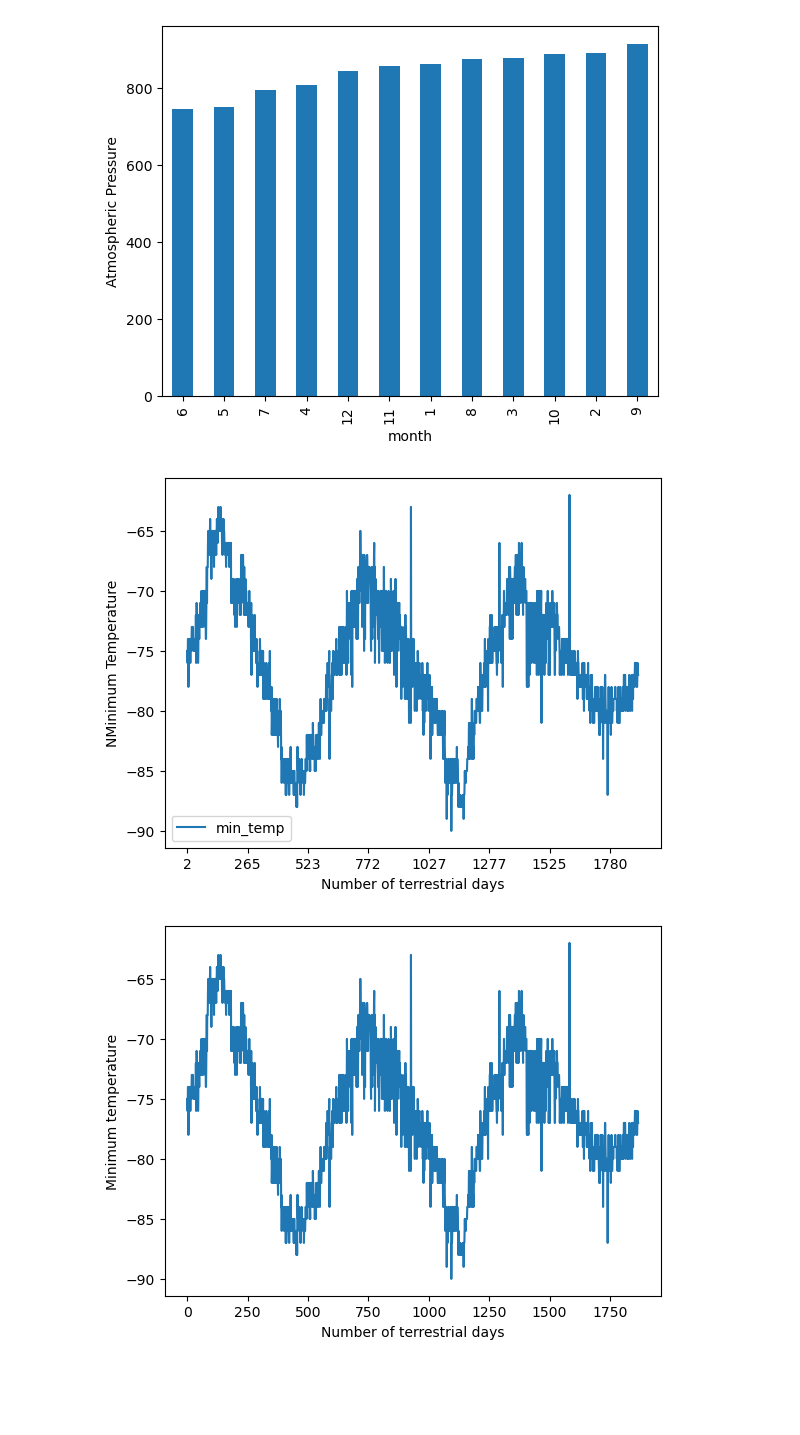
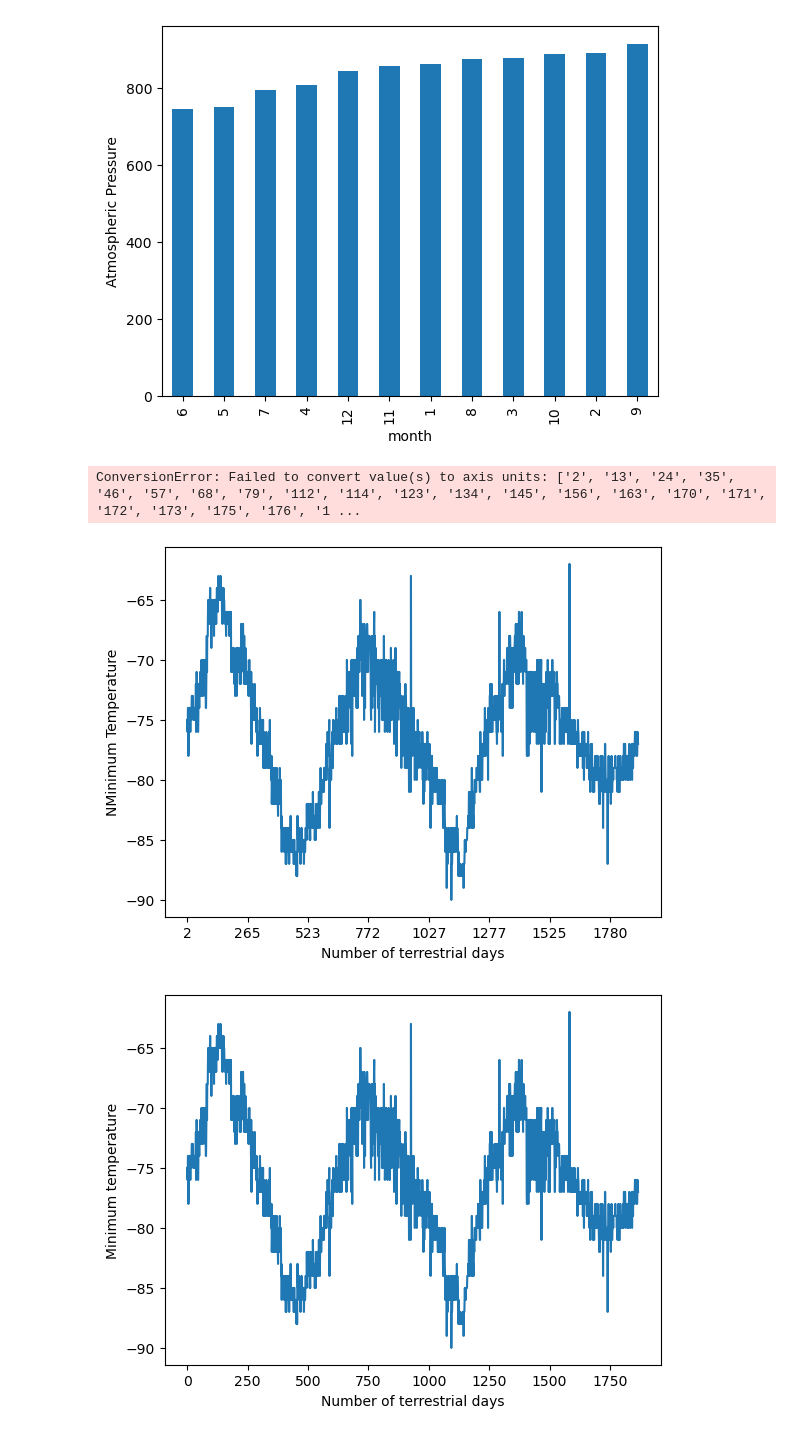
Before and after one commit to ddaniel2024/Module-10-Data-Collection, a Jupyter notebook: part_2_mars_weather_main.ipynb, the cells around one changed output. Drawn from its saved outputs; the diff is of its cells as text; code cells hidden in the pictures; blank space fills up the shorter version.

Commit message:
working on changing x tick locations

```diff
--- a/part_2_mars_weather_main.ipynb
+++ b/part_2_mars_weather_main.ipynb
@@ -264,12 +264,19 @@ plt.show()
 # %% [output]
 [figure]
 # %%
-days_chart = mars_df.plot(x="id", y ="min_temp")
+days_chart = mars_df.plot(x="id", y ="min_temp", legend=False)
 plt.xlabel("Number of terrestrial days")
 plt.ylabel("NMinimum Temperature")
+
+import numpy as np
+tick_locations = np.arange(0,1780, 250)
+x_axis = [
+print(tick_locations)
+
 plt.show()
 # %% [output]
+ConversionError: Failed to convert value(s) to axis units: ['2', '13', '24', '35', '46', '57', '68', '79', '112', '114', '123', '134', '145', '156', '163', '170', '171', '172', '173', '175', '176', '1 ...
-[figure, old version]
+[figure, new version]
 # %%
 # 5. How many terrestrial (earth) days are there in a Martian year?
 # %% [output]
```
